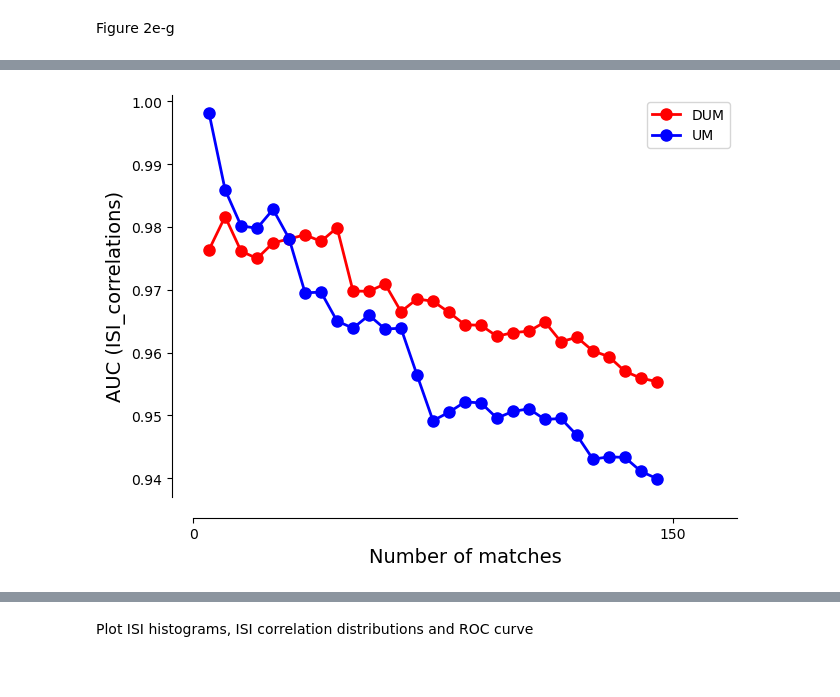
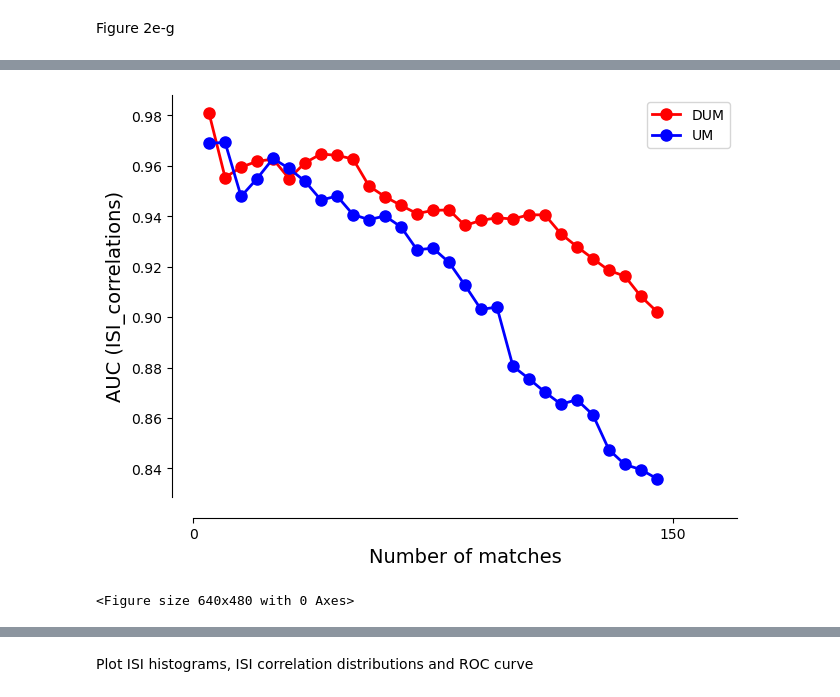
Before and after one commit to EnnyvanBeest/UnitMatch, a Jupyter notebook: UnitMatchPy/PaperAnalyses/figure2.ipynb, the cells around one changed output, grey strips where cells are left out. Cells and saved outputs as stored; diff of their text form; code cells hidden in the pictures.

```diff
--- a/UnitMatchPy/PaperAnalyses/figure2.ipynb
+++ b/UnitMatchPy/PaperAnalyses/figure2.ipynb
@@ -66,7 +68,7 @@ def plot_model_comparison(model1, model2, which_metric):
     n_2 = np.sum(merged['N_2'] == 0)
     print(f"No matches found with {model2} in {n_2} sessions.")
 
-    if which_metric in ['AUC_fr', 'AUC_fr_norm', 'AUC_isi_cv']:
+    if which_metric in ['AUC_fr', 'AUC_fr_norm', 'AUC_isi_cv', 'AUC_isi_KL', 'AUC_isi_Wasserstein']:
         merged[which_metric] = 1 - merged[which_metric]
         merged[which_metric + "_2"] = 1 - merged[which_metric + "_2"]
 
@@ -157,8 +159,6 @@ def plot_model_comparison(model1, model2, which_metric):
         ax.spines["bottom"].set_position(("outward", 10))
     plt.rcParams["svg.fonttype"] = "none"
     plt.tight_layout()
-    # plt.savefig(os.path.join(fig_dir, "AUC_N_scatter.png"), dpi=300, bbox_inches='tight', format='png')
-    # plt.savefig(os.path.join(fig_dir, "AUC_N_scatter.svg"), dpi=300, bbox_inches='tight', format='svg')
 
     perc = (Ns["model1"] - Ns["model2"])/Ns["model2"]*100
     print(f"%N = {np.median(perc)} +/- {robust.scale.mad(perc)}")
@@ -309,6 +310,9 @@ metadata_path = os.path.join(PROJECT_ROOT, "metadata_index.json")
 DUM_col = "UM Probabilities_DeepUnitMatch"
 UM_col = "UM Probabilities_UMPy"
 # functional_col = "FR_diff"
+
+fig_dir = os.path.join(FIGURES_DIR, "AUCvsN")
+os.makedirs(fig_dir, exist_ok=True)
 # %%
 conn = sqlite3.connect(sqlite_db_path)
 mouse, probe, loc = 'AL032', '19011111882', '2'
@@ -408,7 +412,7 @@ def get_AUCvsNmatches(mt, match_metric, func_metric):
     recses2 = matches['RecSes2'].unique()[0]
     recses1_N = len(matches[matches['RecSes1'] == recses1]['ID1'].unique())
     recses2_N = len(matches[matches['RecSes2'] == recses2]['ID1'].unique())
-    # matches = matches.head(min(recses1_N, recses2_N))
+    matches = matches.head(min(recses1_N, recses2_N))
 
     # Same pool of across-day scores AUC() draws from
     across = mt.loc[mt["RecSes1"] != mt["RecSes2"]]
@@ -446,35 +450,39 @@ def plot_AUCvsNmatches(x1, x2, y1, y2, ci_lo, ci_hi, metric_label=None):
     if len(all_y) > 0:
         pad = 0.05 * max(np.ptp(all_y), 0.05)
         plt.ylim(all_y.min() - pad, all_y.max() + pad)
 
     plt.grid(False)
     plt.legend()
     plt.tight_layout()
 
     plt.rcParams["svg.fonttype"] = "none"
     ax = plt.gca()
     ax.spines[["right", "top"]].set_visible(False)
     ax.spines["left"].set_position(("outward", 15))
     ax.spines["bottom"].set_position(("outward", 15))
     plt.show()
 
 
 # Single session pair
-df = pick(mt, 4, 5, False).copy()
+session1 = 12
+session2 = 13
+df = pick(mt, session1, session2, False).copy()
 df["FR_diff_percentile"] = (
     df.groupby(["RecSes1", "ID1"], group_keys=False)["FR_diff"]
       .transform(lambda s: s.rank(method="average", ascending=False, pct=True))
 )
 
 # functional_col = 'FR_diff_percentile'
 # functional_col = 'FR_diff_norm'
 functional_col = 'ISI_correlations'
 
 x1, y1, ci_lo, ci_hi = get_AUCvsNmatches(df, DUM_col, functional_col)
 x2, y2, _, _ = get_AUCvsNmatches(df, UM_col, functional_col)
 plot_AUCvsNmatches(x1, x2, y1, y2, ci_lo, ci_hi, metric_label=functional_col)
+plt.savefig(os.path.join(fig_dir, f"metric_{functional_col}_table-{table_name}_sess1-{session1}_sess2-{session2}.svg"), dpi=300, bbox_inches='tight', format='svg')
 # %% [output]
-[figure, old version]
+[figure, new version]
+<Figure size 640x480 with 0 Axes>
 # %%
 # Figure 2f
 
```
Also changed, not shown: parts of 12 cells of this notebook, 2 other files.
